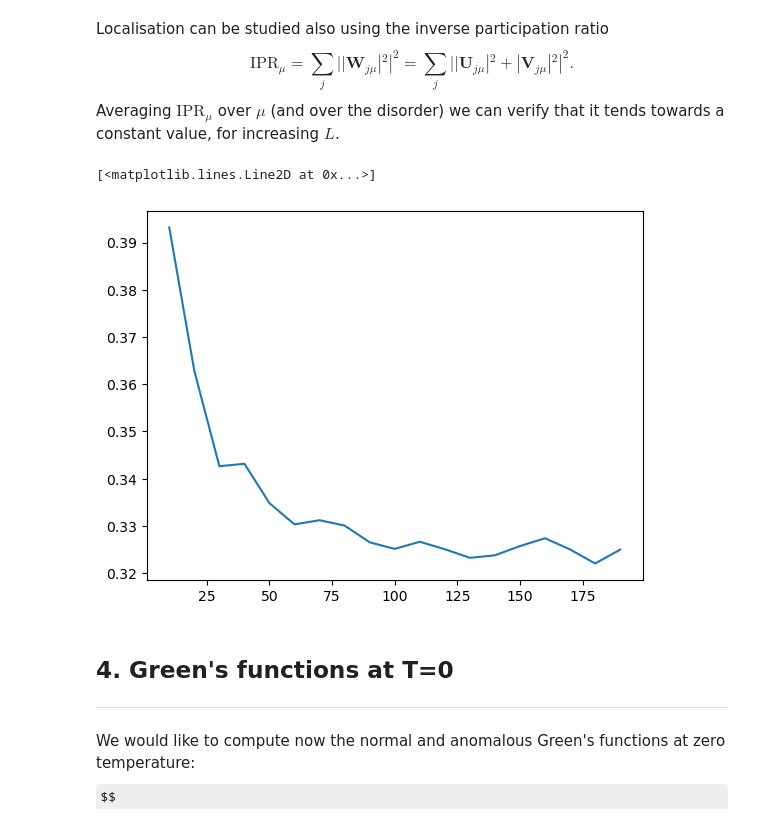
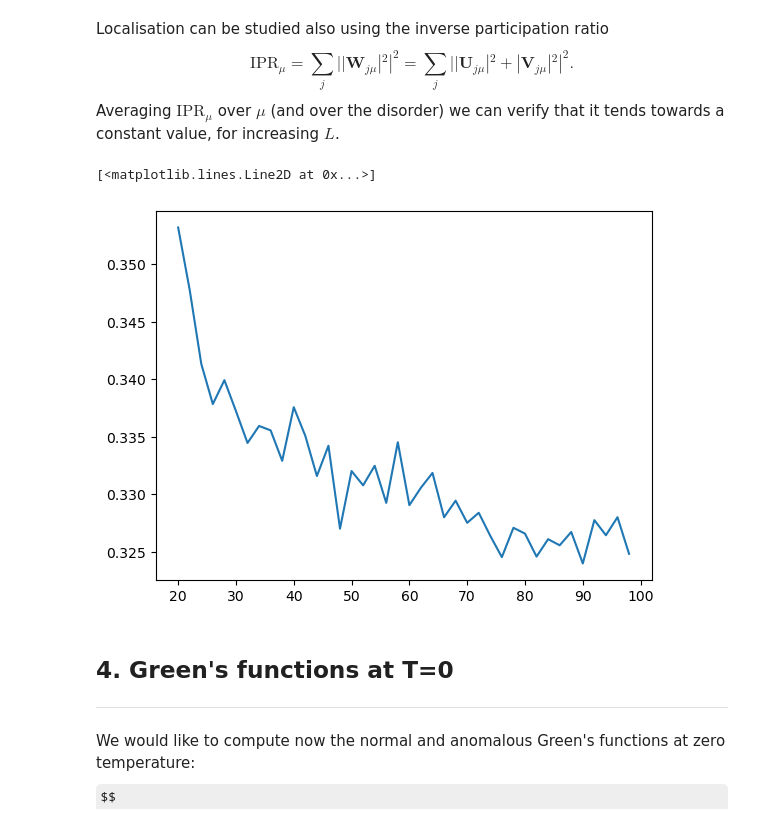
Before and after one commit to Skylines316/Quantum_Ising_Chain, a Jupyter notebook: Ising_GES_work_to_do.ipynb, the cells around one changed output. Cells and saved outputs as stored; diff of their text form; code cells hidden in the pictures; some formulas as TeX source.

```diff
--- a/Ising_GES_work_to_do.ipynb
+++ b/Ising_GES_work_to_do.ipynb
@@ -126,10 +126,12 @@ def diagonalization(Hmat,eigvalues):
         aut = np.linalg.eigvalsh(Hmat)
     return aut
 
-def zero_subspace(eigsystem,eps=10**(-4)):
-
+def zero_subspace(eigsystem,PBC,eps=10**(-4)):
+    if PBC==True:
+        return None
     size=len(eigsystem[1][0])
-    zeroindex = [i for i, val in enumerate(eigsystem[0]) if np.abs(val) < eps]
+    #s=min(np.abs(eigsystem[0]))
+    zeroindex = [int(size/2)-1,int(size/2)]
     zeroeigenv=[eigsystem[1][i] for i in zeroindex]
 
     if(len(zeroeigenv))!=2:
@@ -269,9 +271,10 @@ are exactly the zero energy eigenvectors with the correct structure we were look
 ### Assignement: Write a function Diagoanalize(H) which does that for us ###
 # %%
 h=0.5
-L=4
+L=1000
 Hmat = Hamiltonian(h,False,L)
 H1,H2=Hparities(Hmat.toarray())
 val= diagonalization(H1,True)
+zero_subspace(val,False)
 print(val[0])
 # %% [output]
@@ -316,41 +320,41 @@ def spinors(J,H,PBC,L,p):
     Hmat = Hamiltonian(H,PBC,L,J)
     Ham=Hparities(Hmat.toarray())
     vali= diagonalization(Ham[p],True)
-    A=zero_subspace(vali)
+    A=zero_subspace(vali,PBC)
     if A is None:
         val=vali
     else:
-        val=[vali[0],zero_subspace(vali)]
+        val=[vali[0],A]
     W=np.array([[ eigvect[i]**2+eigvect[i+L]**2 for i in range(L) ] for eigvect in val[1][:L]])
     return W
 
 def IPRmu(W,L):
     return np.array([ np.linalg.norm(W[i,:])**2 for i in range(L)])
 
 def Average_IPRmu(L,Jmin,Hmax,PBC,N,p,seed1,seed2):
     J,H=RandCoeffs(L*N,Jmin,Hmax,seed1,seed2)
     W=np.zeros((L,L))
     for i in range(N):
         B=spinors(J[i*L:(i+1)*L],H[i*L:(i+1)*L],PBC,L,p)
         W+=IPRmu(B,L)
     W/=N
     return np.array(W)
 
 def Average_IPR(L,Jmin,Hmax,PBC,N,p):
     return np.array([np.mean(Average_IPRmu(i,Jmin,Hmax,PBC,N,p,i,i+1)) for i in L])
 
 Jmin=0.0
 Hmax=1.0
 PBC=False
-N=100
+N=200
 p=0
-L=[10*i for i in range(1,20)]
+L=[2*i for i in range(10,50)]
 Y=Average_IPR(L,Jmin,Hmax,PBC,N,p)
 plt.figure()
 plt.plot(L,Y)
 # %% [output]
 [<matplotlib.lines.Line2D at 0x...>]
-[figure, old version]
+[figure, new version]
 # %% [markdown]
 <h2>4. Green's functions at T=0</h2>
 
```
Also changed, not shown: parts of 1 cell of this notebook.
